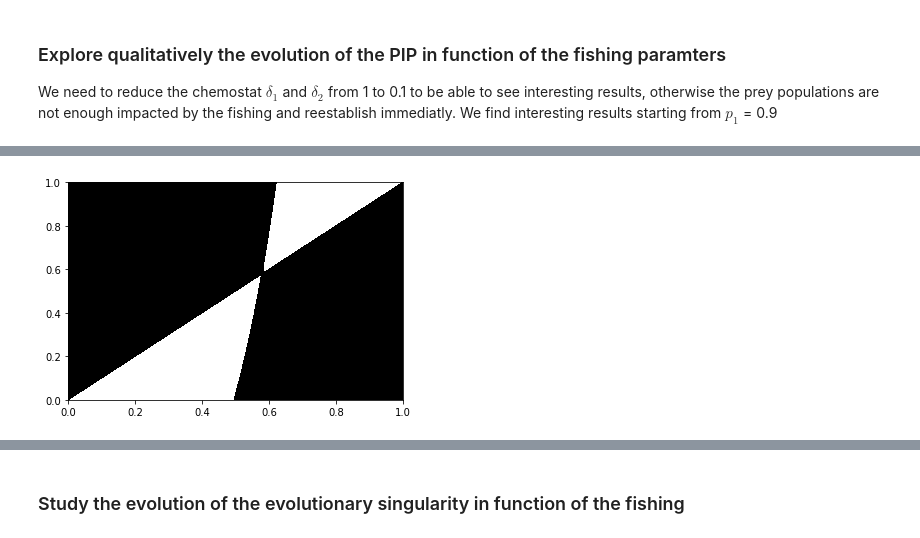
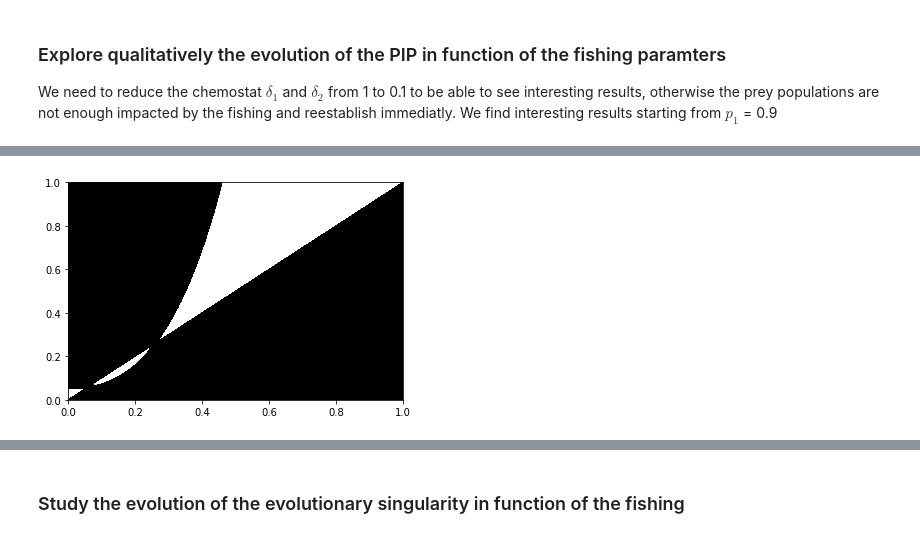
Before and after one commit to baptelie/DYAD_proj, a Jupyter notebook: project1.0.ipynb, the cells around one changed output, grey strips where cells are left out. Cells and saved outputs as stored; diff of their text form; code cells hidden in the pictures.

```diff
--- a/project1.0.ipynb
+++ b/project1.0.ipynb
@@ -162,8 +170,8 @@ We find interesting results starting from $p_1$ = 0.9
 # %%
 r_vec= m_vec = np.linspace(0,1,100)
-S = PIP_matrix(r_vec, m_vec, p1=0, p2=0, **p_strong)
+S = PIP_matrix(r_vec, m_vec, p1=0.95, p2=0, **p_strong)
 R, M = np.meshgrid(r_vec, m_vec)
 plt.contourf(R, M, S, levels=[np.min(S), 0, np.max(S)], colors=['w', 'k'])
 plt.show()
 # %% [output]
-[figure, old version]
+[figure, new version]
```
Also changed, not shown: parts of 9 cells of this notebook.
